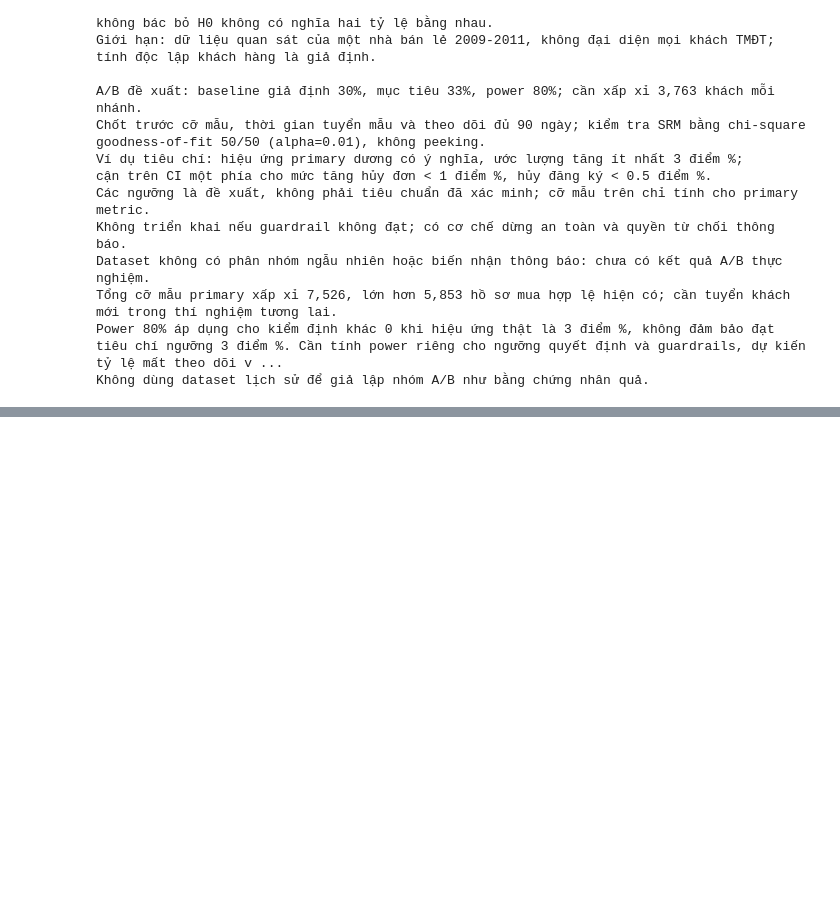
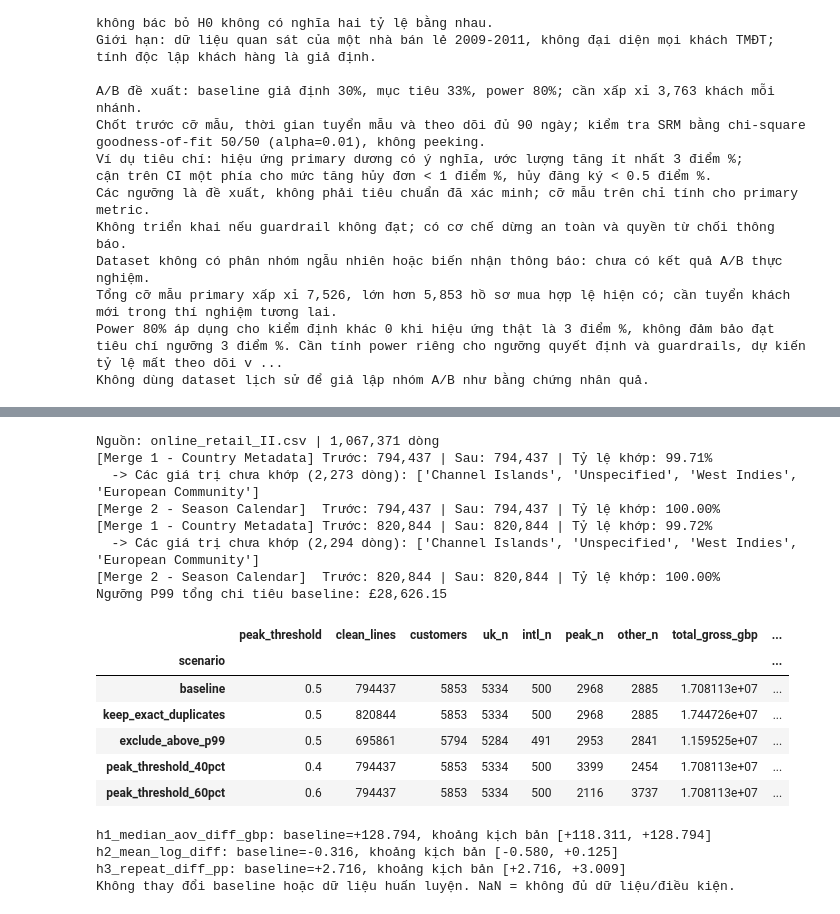
Before and after one commit to huybel2012/ecommerce-behavior-analysis, a Jupyter notebook: notebooks/03_statistical_inference.ipynb, the cells around one changed output, grey strips where cells are left out. Drawn from its saved outputs; the diff is of its cells as text; code cells hidden in the pictures; blank space fills up the shorter version.

```diff
--- a/notebooks/03_statistical_inference.ipynb
+++ b/notebooks/03_statistical_inference.ipynb
@@ -373,0 +379,31 @@ Không dùng dataset lịch sử để giả lập nhóm A/B như bằng chứng
+# %%
+from src.pipeline import load_raw_data
+robustness = sensitivity_analysis(load_raw_data(ROOT / "data/raw"))
+print(f"Ngưỡng P99 tổng chi tiêu baseline: £{robustness.attrs['p99_gbp']:,.2f}")
+display(robustness.round(4))
+robustness.to_csv(ROOT / "reports/sensitivity_analysis.csv")
+for col in ['h1_median_aov_diff_gbp', 'h2_mean_log_diff', 'h3_repeat_diff_pp']:
+    values = robustness[col].dropna()
+    if len(values):
+        print(f"{col}: baseline={robustness.loc['baseline', col]:+.3f}, khoảng kịch bản [{values.min():+.3f}, {values.max():+.3f}]")
+print("Không thay đổi baseline hoặc dữ liệu huấn luyện. NaN = không đủ dữ liệu/điều kiện.")
+# %% [output]
+Nguồn: online_retail_II.csv | 1,067,371 dòng
+[Merge 1 - Country Metadata] Trước: 794,437 | Sau: 794,437 | Tỷ lệ khớp: 99.71%
+  -> Các giá trị chưa khớp (2,273 dòng): ['Channel Islands', 'Unspecified', 'West Indies', 'European Community']
+[Merge 2 - Season Calendar]  Trước: 794,437 | Sau: 794,437 | Tỷ lệ khớp: 100.00%
+[Merge 1 - Country Metadata] Trước: 820,844 | Sau: 820,844 | Tỷ lệ khớp: 99.72%
+  -> Các giá trị chưa khớp (2,294 dòng): ['Channel Islands', 'Unspecified', 'West Indies', 'European Community']
+[Merge 2 - Season Calendar]  Trước: 820,844 | Sau: 820,844 | Tỷ lệ khớp: 100.00%
+Ngưỡng P99 tổng chi tiêu baseline: £28,626.15
+|  | peak_threshold | clean_lines | customers | uk_n | intl_n | peak_n | other_n | total_gross_gbp | ... |
+| scenario |  |  |  |  |  |  |  |  | ... |
+| baseline | 0.5 | 794437 | 5853 | 5334 | 500 | 2968 | 2885 | 1.708113e+07 | ... |
+| keep_exact_duplicates | 0.5 | 820844 | 5853 | 5334 | 500 | 2968 | 2885 | 1.744726e+07 | ... |
+| exclude_above_p99 | 0.5 | 695861 | 5794 | 5284 | 491 | 2953 | 2841 | 1.159525e+07 | ... |
+| peak_threshold_40pct | 0.4 | 794437 | 5853 | 5334 | 500 | 3399 | 2454 | 1.708113e+07 | ... |
+| peak_threshold_60pct | 0.6 | 794437 | 5853 | 5334 | 500 | 2116 | 3737 | 1.708113e+07 | ... |
+h1_median_aov_diff_gbp: baseline=+128.794, khoảng kịch bản [+118.311, +128.794]
+h2_mean_log_diff: baseline=-0.316, khoảng kịch bản [-0.580, +0.125]
+h3_repeat_diff_pp: baseline=+2.716, khoảng kịch bản [+2.716, +3.009]
+Không thay đổi baseline hoặc dữ liệu huấn luyện. NaN = không đủ dữ liệu/điều kiện.
```
Also changed, not shown: parts of 8 cells of this notebook, 11 other files.
